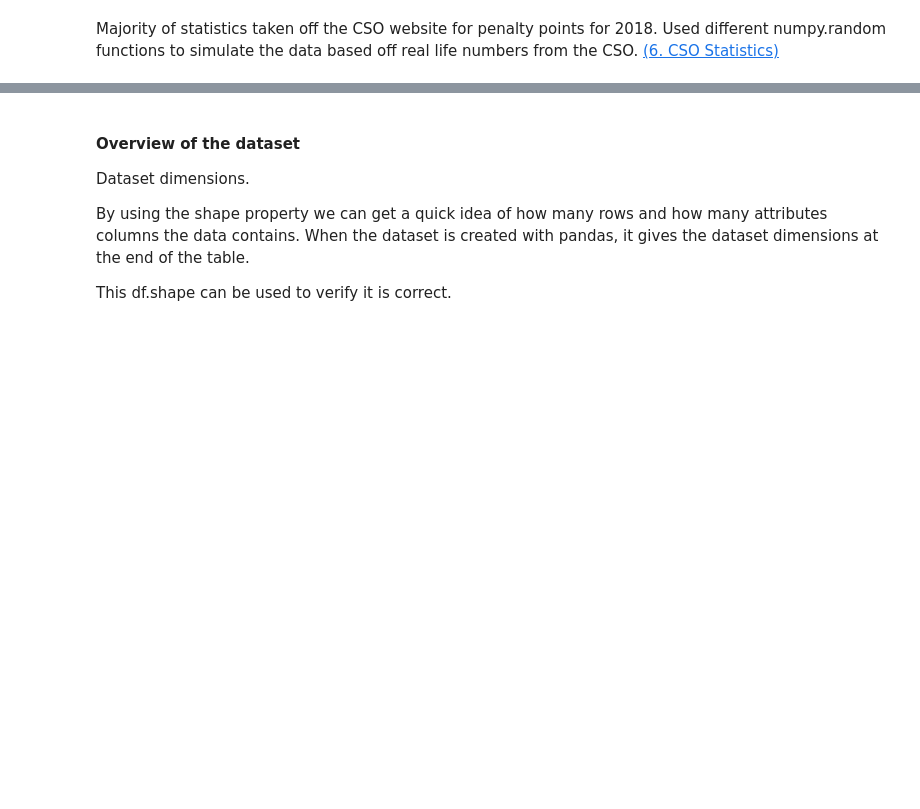
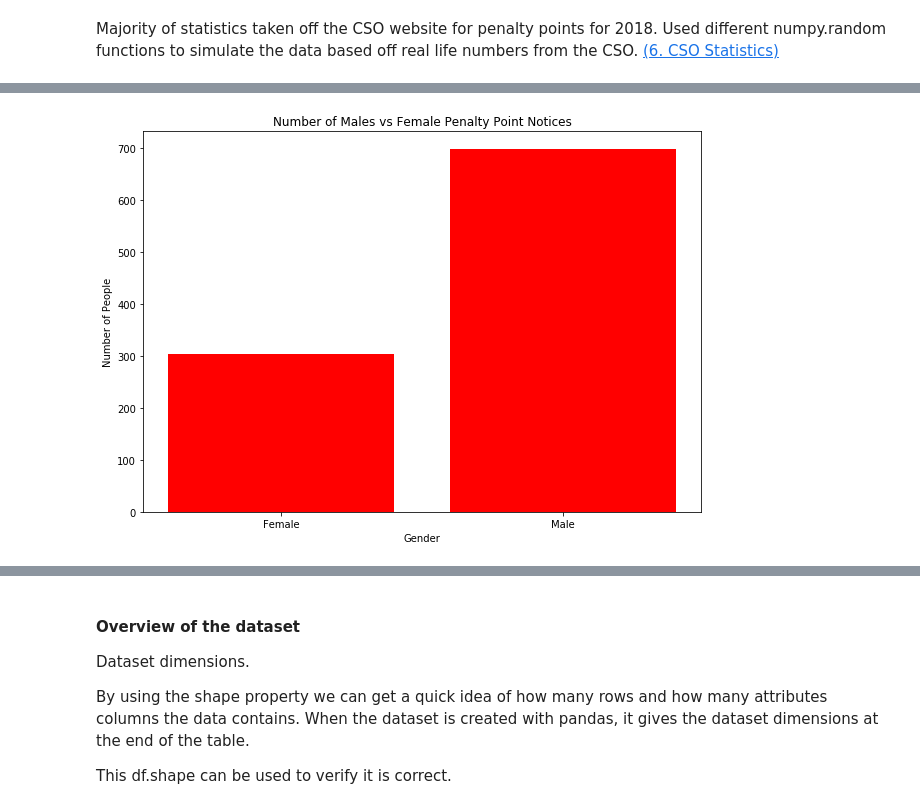
Before and after one commit to kevindooley/Simulated-Dataset, a Jupyter notebook: Simulation of Dataset.ipynb, the cells around one changed output, grey strips where cells are left out. Saved outputs shown, nothing was run; the diff lists cells and outputs as text; code cells hidden in the pictures; blank space fills up the shorter version.

```diff
--- a/Simulation of Dataset.ipynb
+++ b/Simulation of Dataset.ipynb
@@ -104,7 +116,6 @@ df
 # %%
-# reproducibility of results
 #male = 1, female = 2
-g = (["male", "female"])
+g = (["Male", "Female"])
 #np.arange - choose number from 1 to 2 (higher number exclusive)
 #np.random.choice allows size of dataset and determine probability of each number in a
-gender = np.random.choice(g, size=1000, p=[0.66, 0.34]) #refer to reference 8
+gender = np.random.choice(g, size=1001, p=[0.66, 0.34]) #refer to reference 8
@@ -113,3 +122,14 @@ plt.hist(gender)
+# %%
+plt.figure(figsize = (10, 7)) #plot size
+xlabel, number = np.unique(gender, return_counts=True) # adopted from stackoverflow post (reference 14)
+plt.bar(xlabel, number, align="center", color="red") # bar chart, align xtick to centre of bar, # adopted from stackoverflow post (reference 14)
+plt.xticks(g, ("Male", "Female")) # set male and female as labels
+plt.xlabel("Gender") # x axis label
+plt.ylabel("Number of People") # y axis label
+plt.title("Number of Males vs Female Penalty Point Notices")
+plt.show() # display
+# %% [output]
+[figure, added]
 # %%
 # reproducibility of results
 #Leinster = 1, munster = 3, ulster = 2, connachcht = 4
```
Also changed, not shown: parts of 23 cells of this notebook, 2 other files.
